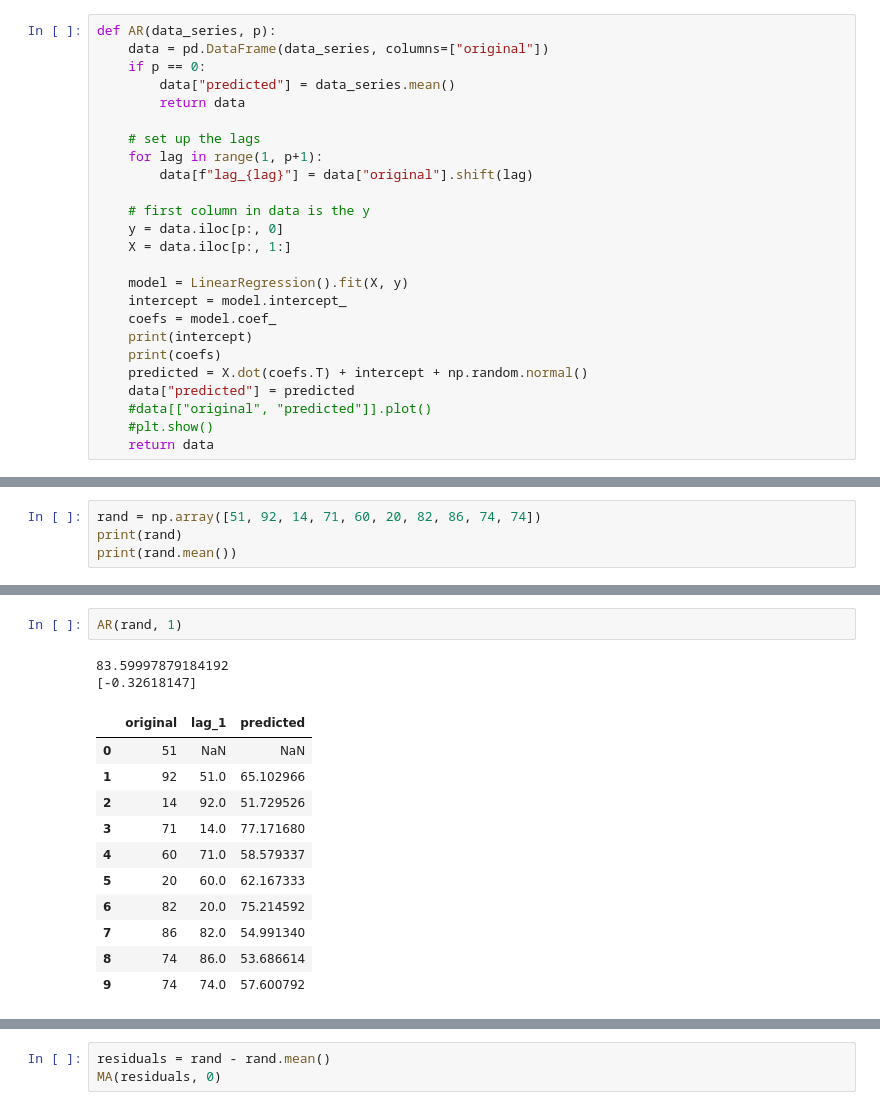
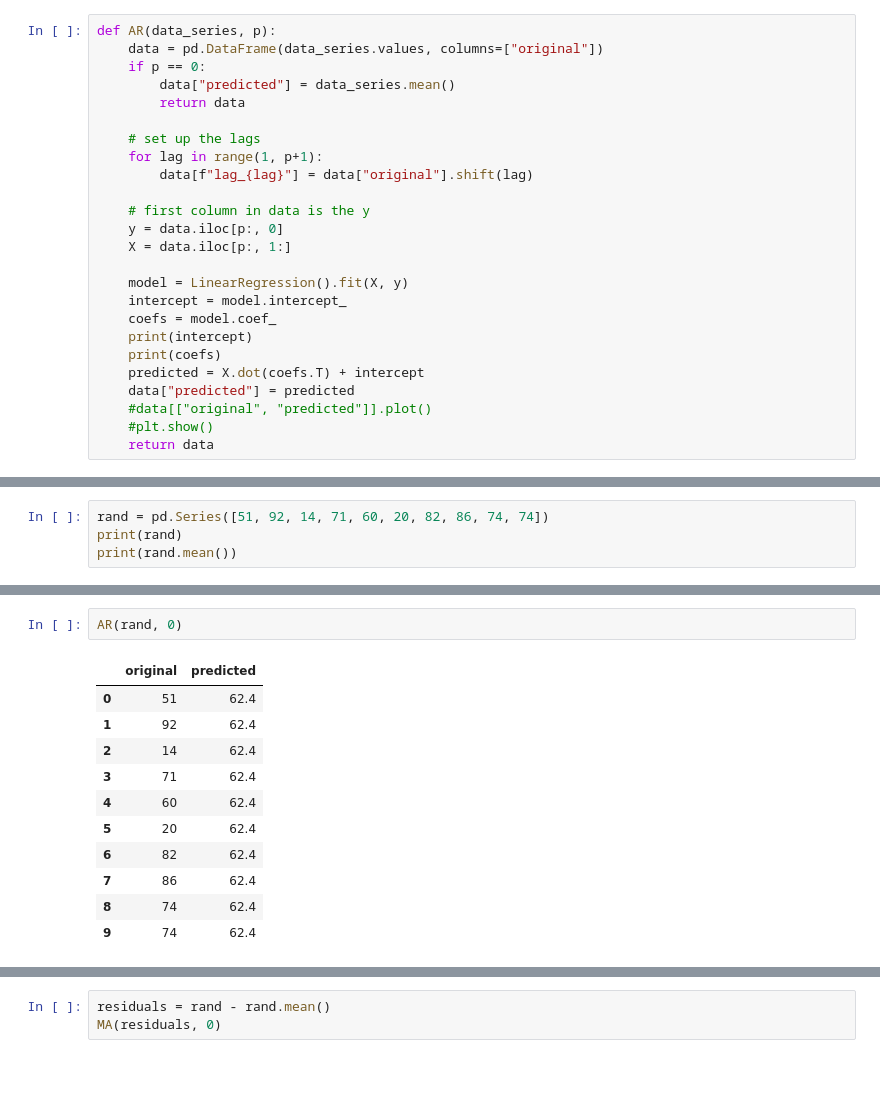
Before and after one commit to matt-juan23/time-series-forecasting, a Jupyter notebook: ARIMA.ipynb, the cells around one changed output, grey strips where cells are left out. Cells and saved outputs as stored; diff of their text form; blank space fills up the shorter version.

```diff
--- a/ARIMA.ipynb
+++ b/ARIMA.ipynb
@@ -7,6 +8,6 @@ from sklearn.linear_model import LinearRegression
 # %%
 def AR(data_series, p):
-    data = pd.DataFrame(data_series, columns=["original"])
+    data = pd.DataFrame(data_series.values, columns=["original"])
     if p == 0:
         data["predicted"] = data_series.mean()
         return data
@@ -24,7 +25,7 @@ def AR(data_series, p):
     coefs = model.coef_
     print(intercept)
     print(coefs)
-    predicted = X.dot(coefs.T) + intercept + np.random.normal()
+    predicted = X.dot(coefs.T) + intercept
     data["predicted"] = predicted
     #data[["original", "predicted"]].plot()
     #plt.show()
@@ -58,5 +118,5 @@ def MA(data_series, q):
 # %%
-rand = np.array([51, 92, 14, 71, 60, 20, 82, 86, 74, 74])
+rand = pd.Series([51, 92, 14, 71, 60, 20, 82, 86, 74, 74])
 print(rand)
 print(rand.mean())
 # %% [output]
@@ -92,16 +160,14 @@ array([62.39590082, 65.85442286, 53.41140444, 77.08348826, 59.78465778,
 # %%
-AR(rand, 1)
+AR(rand, 0)
 # %% [output]
-83.59997879184192
-[-0.32618147]
-|  | original | lag_1 | predicted |
-| 0 | 51 | NaN | NaN |
-| 1 | 92 | 51.0 | 65.102966 |
-| 2 | 14 | 92.0 | 51.729526 |
-| 3 | 71 | 14.0 | 77.171680 |
-| 4 | 60 | 71.0 | 58.579337 |
-| 5 | 20 | 60.0 | 62.167333 |
-| 6 | 82 | 20.0 | 75.214592 |
-| 7 | 86 | 82.0 | 54.991340 |
-| 8 | 74 | 86.0 | 53.686614 |
-| 9 | 74 | 74.0 | 57.600792 |
+|  | original | predicted |
+| 0 | 51 | 62.4 |
+| 1 | 92 | 62.4 |
+| 2 | 14 | 62.4 |
+| 3 | 71 | 62.4 |
+| 4 | 60 | 62.4 |
+| 5 | 20 | 62.4 |
+| 6 | 82 | 62.4 |
+| 7 | 86 | 62.4 |
+| 8 | 74 | 62.4 |
+| 9 | 74 | 62.4 |
```
Also changed, not shown: parts of 13 cells of this notebook, 4 other files.
